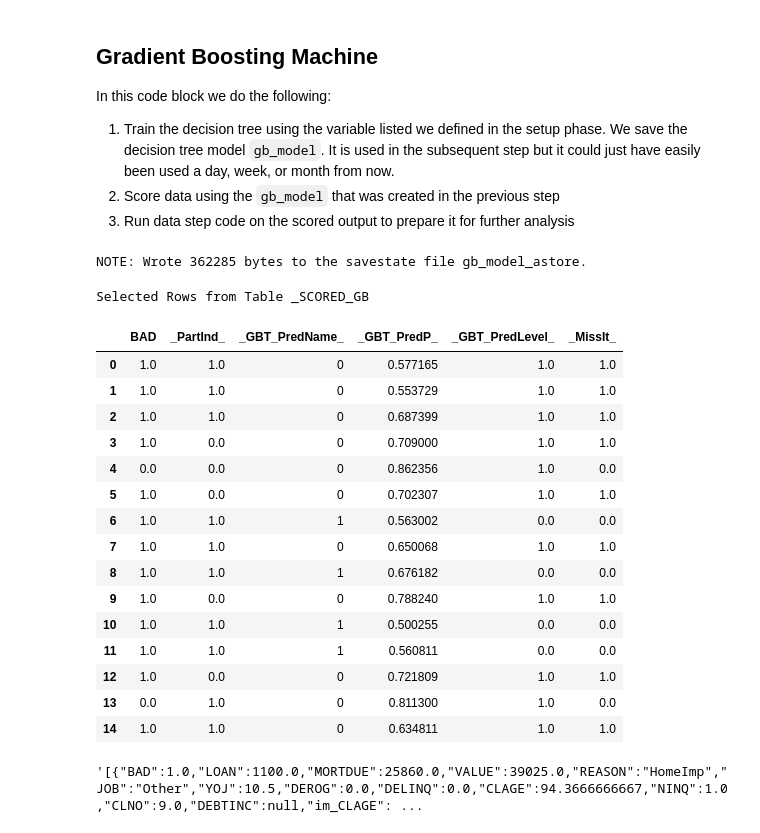
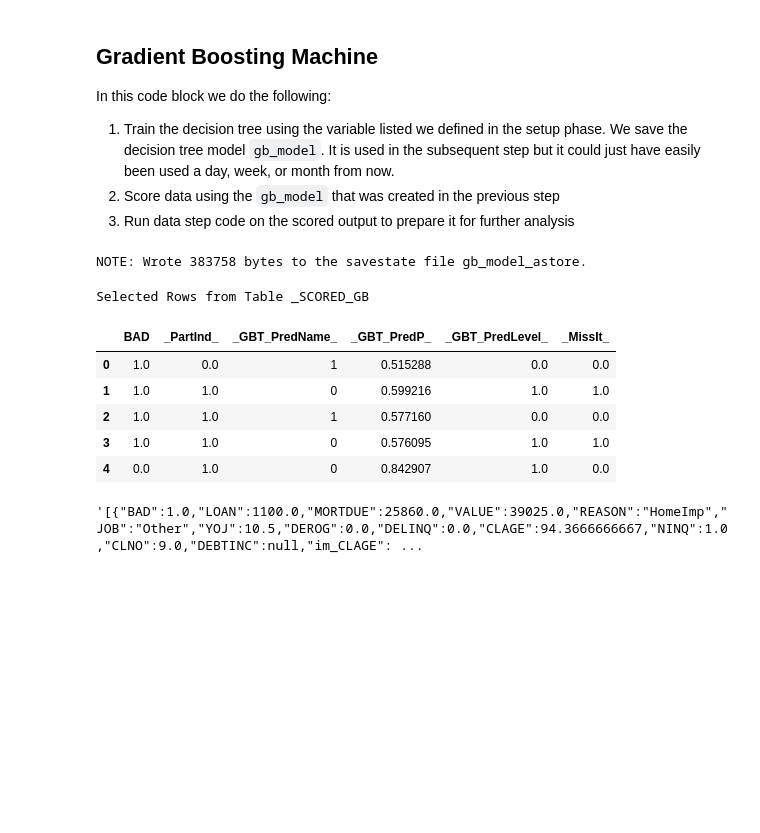
Before and after one commit to bjbredis/sas_model_publishing_exploration, a Jupyter notebook: GradBoost_savestate.ipynb, the cells around one changed output. Cells and saved outputs as stored; diff of their text form; code cells hidden in the pictures; blank space fills up the shorter version.

```diff
--- a/GradBoost_savestate.ipynb
+++ b/GradBoost_savestate.ipynb
@@ -206,50 +206,40 @@ scored_gb = sess.CASTable('_scored_gb', replace=True)
 gb_model_astore = sess.CASTable('gb_model_astore', replace=True)
 
 hmeq_part_1.decisiontree.gbtreetrain(
   inputs=all_inputs,
   nominals=class_vars,
   target=target,
   ntree=10,
   nbins=20,
   maxlevel=6,
   varimp=True,
   missing='useinsearch',
   casout=gb_model,
   #save the model state as astore
   savestate={"name": "gb_model_astore",
               "promote": True,
              "caslib":"public"
           }
 )
 
 # Score
 hmeq_part.decisionTree.gbtreeScore(
   modeltable=gb_model,
   casout=scored_gb,
   copyvars=[target, '_partind_']
 )
 
 gb_model.head()
-scored_gb.head(15)
+scored_gb.head()
 # %% [output]
-NOTE: Wrote 362285 bytes to the savestate file gb_model_astore.
+NOTE: Wrote 383758 bytes to the savestate file gb_model_astore.
 Selected Rows from Table _SCORED_GB
 |  | BAD | _PartInd_ | _GBT_PredName_ | _GBT_PredP_ | _GBT_PredLevel_ | _MissIt_ |
-| 0 | 1.0 | 1.0 | 0 | 0.577165 | 1.0 | 1.0 |
-| 1 | 1.0 | 1.0 | 0 | 0.553729 | 1.0 | 1.0 |
-| 2 | 1.0 | 1.0 | 0 | 0.687399 | 1.0 | 1.0 |
-| 3 | 1.0 | 0.0 | 0 | 0.709000 | 1.0 | 1.0 |
-| 4 | 0.0 | 0.0 | 0 | 0.862356 | 1.0 | 0.0 |
-| 5 | 1.0 | 0.0 | 0 | 0.702307 | 1.0 | 1.0 |
-| 6 | 1.0 | 1.0 | 1 | 0.563002 | 0.0 | 0.0 |
-| 7 | 1.0 | 1.0 | 0 | 0.650068 | 1.0 | 1.0 |
-| 8 | 1.0 | 1.0 | 1 | 0.676182 | 0.0 | 0.0 |
-| 9 | 1.0 | 0.0 | 0 | 0.788240 | 1.0 | 1.0 |
-| 10 | 1.0 | 1.0 | 1 | 0.500255 | 0.0 | 0.0 |
-| 11 | 1.0 | 1.0 | 1 | 0.560811 | 0.0 | 0.0 |
-| 12 | 1.0 | 0.0 | 0 | 0.721809 | 1.0 | 1.0 |
-| 13 | 0.0 | 1.0 | 0 | 0.811300 | 1.0 | 0.0 |
-| 14 | 1.0 | 1.0 | 0 | 0.634811 | 1.0 | 1.0 |
+| 0 | 1.0 | 0.0 | 1 | 0.515288 | 0.0 | 0.0 |
+| 1 | 1.0 | 1.0 | 0 | 0.599216 | 1.0 | 1.0 |
+| 2 | 1.0 | 1.0 | 1 | 0.577160 | 0.0 | 0.0 |
+| 3 | 1.0 | 1.0 | 0 | 0.576095 | 1.0 | 1.0 |
+| 4 | 0.0 | 1.0 | 0 | 0.842907 | 1.0 | 0.0 |
 # %%
 import json
 hmeq_part_1.head().to_json(orient='records')
```
Also changed, not shown: parts of 12 cells of this notebook, 3 other files.
